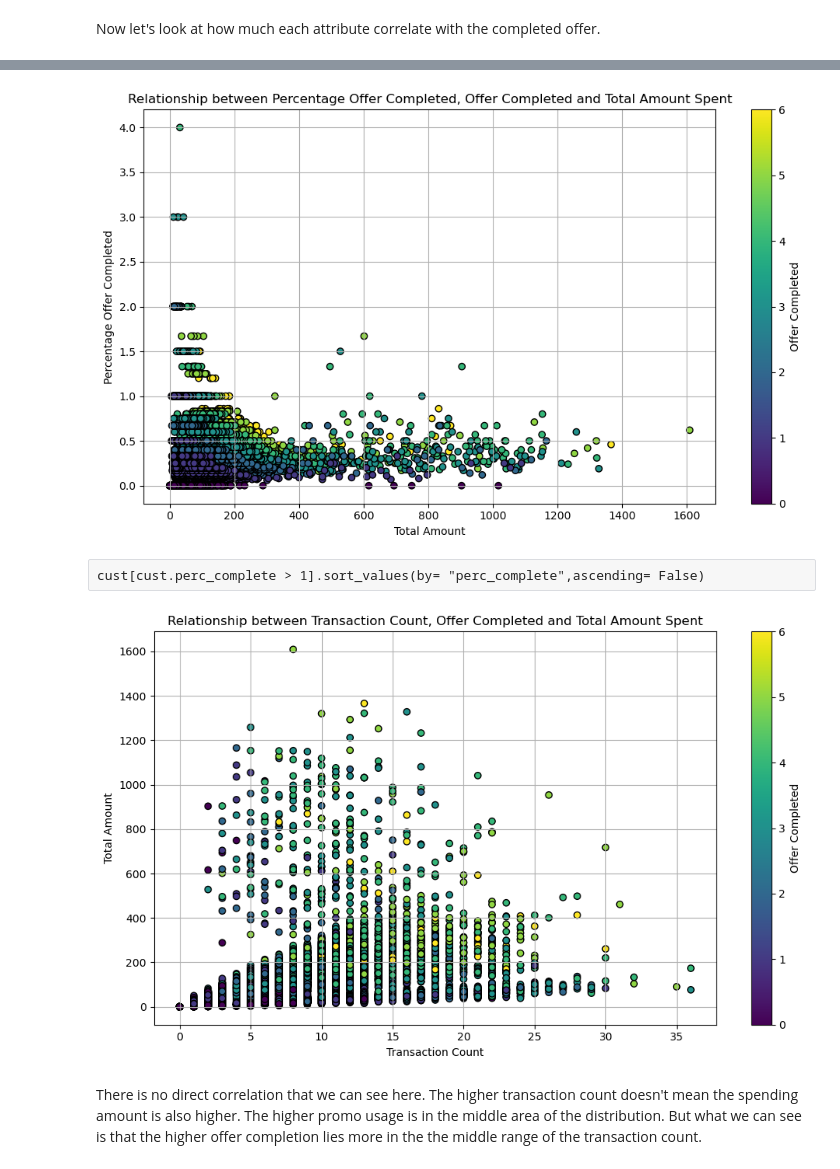
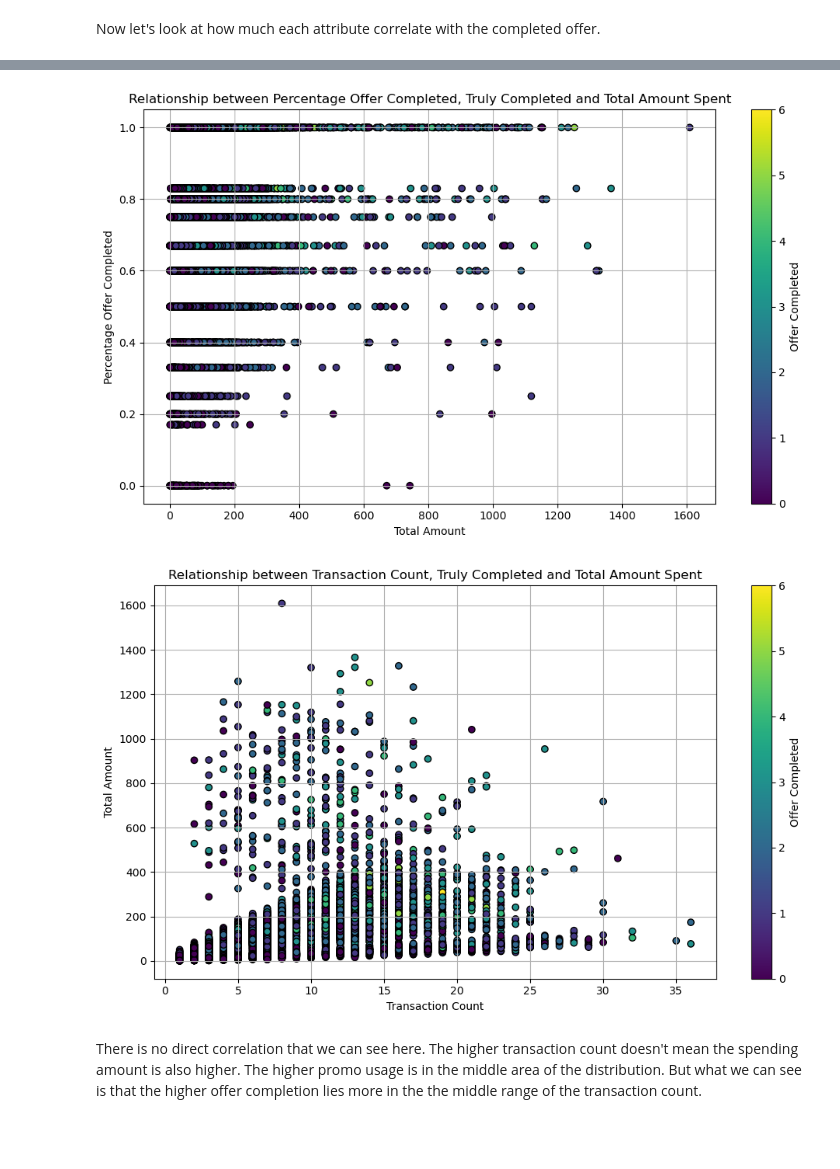
Before and after one commit to fatinshariff/sbcapstone, a Jupyter notebook: Starbucks_Capstone_Project.ipynb, the cells around one changed output, grey strips where cells are left out. Cells and saved outputs as stored; diff of their text form; code cells hidden in the pictures; blank space fills up the shorter version.

```diff
--- a/Starbucks_Capstone_Project.ipynb
+++ b/Starbucks_Capstone_Project.ipynb
@@ -501,7 +566,8 @@ transcript.head()
 # %% [markdown]
 ### Combining Dataset
 # %%
-df = pd.merge(profile,transcript, how = 'outer', on = 'customer_id')
-df = pd.merge(df,portfolio, how = 'outer', on = 'offer_id')
-df.head()
+df = pd.merge(profile,transcript_offers, how = 'inner', on = 'customer_id')
+df = pd.merge(df,transcript_transactions, how = 'inner', on = 'customer_id')
+df = pd.merge(df,portfolio, how = 'inner', on = 'offer_id')
+df.shape
 # %% [output]
@@ -743,11 +813,33 @@ Is there a pattern where woman are more prone to complete the offer compare to m
 We realized earlier that the majority of our customer are male but does it apply the same for those who completed the offer? Let's find out on that.
 # %%
 #create a customer table that holds information on their response towards the offer
-cust = df.groupby('customer_id')[['transaction','offer_received','offer_viewed','offer_completed','amount']].sum()
+cust = df.groupby('customer_id').agg({
+    'offer_received': 'sum',
+    'offer_viewed': 'sum',
+    'offer_completed': 'sum',
+    'truly_completed': 'sum',
+    'accidental_completed': 'sum',
+    'transaction':'max',
+    'amount':'max',
+    'income':'max',
+    'age':'max',
+    'tenure_days':'max'})
+
+
+#[['transaction','offer_received','offer_viewed','offer_completed','amount']].sum()
+# cust_tc = df.groupby('customer_id')[['transaction','offer_received','offer_viewed','truly_completed','amount']].sum()
+# cust_ac = df.groupby('customer_id')[['transaction','offer_received','offer_viewed','accidental_completed','amount']].sum()
+
 #sort the table by the highest value of transaction
+#add gender info
 cust = cust.sort_values(by = ['transaction'], ascending = False)
-#add gender info
 cust['gender'] = df.groupby('customer_id')['gender'].max()
+
+# cust_tc = cust_tc.sort_values(by = ['transaction'], ascending = False)
+# cust_tc['gender'] = df.groupby('customer_id')['gender'].max()
+
+# cust_ac = cust_ac.sort_values(by = ['transaction'], ascending = False)
+# cust_ac['gender'] = df.groupby('customer_id')['gender'].max()
 # %%
 #average of offer completed by each gender
 gender_completed = cust.groupby('gender').offer_completed.mean()
@@ -771,5 +905,3 @@ Let's move on to the next question, how much transactions does the customer make
 # %%
 # adding more columns to the new cust table
-cust['transaction_no_offer'] = cust.transaction - cust.offer_completed
-cust['income'] = df.groupby('customer_id')['income'].max()
-cust['age'] = df.groupby('customer_id')['age'].max()
+cust['transaction_no_offer'] = cust.transaction - cust.truly_completed
@@ -802,7 +909,8 @@ cust.tail()
 Since we cant track how much customer spend for each completed offer, what we can do here is to see the percentage of the offer transaction from the total transactions.
 # %%
 #find the % of offer to total transaction.
-cust['perc_complete'] = round(cust.offer_completed/cust.transaction,2)
+# cust['perc_complete'] = round(cust.truly_completed/cust.transaction,2)
+cust['perc_complete'] = round(cust.offer_viewed/cust.offer_received,2)
 # %%
 cust.head()
 # %% [output]
@@ -841,37 +1001,35 @@ So correlation number above shows the strength of the linear relationship betwee
 # %%
 import matplotlib.pyplot as plt
 import numpy as np
 
 perc_completed = cust.perc_complete
-offer_com = cust.offer_completed
+offer_com = cust.truly_completed
 total_spend = cust.amount
 
 # Scatter plot with color coding based on promo usage
 fig, ax = plt.subplots(figsize=(10, 6))
 plt.scatter(total_spend, perc_completed, c=offer_com, cmap='viridis', edgecolors='black')
 
 # Label axes and title
 plt.xlabel('Total Amount')
 plt.ylabel('Percentage Offer Completed')
-plt.title('Relationship between Percentage Offer Completed, Offer Completed and Total Amount Spent')
+plt.title('Relationship between Percentage Offer Completed, Truly Completed and Total Amount Spent')
 
 # Add colorbar
 sm = plt.cm.ScalarMappable(cmap='viridis', norm=plt.Normalize(min(offer_com), max(offer_com)))
 sm.set_array([])
 plt.colorbar(sm, ax= ax, label='Offer Completed')
 
 # Show plot
 plt.grid(True)
 plt.tight_layout()
 plt.show()
 # %% [output]
-[figure, old version]
+[figure, new version]
-# %% [raw]
-cust[cust.perc_complete > 1].sort_values(by= "perc_complete",ascending= False)
 # %%
 
 transaction_counts = cust.transaction
-offer_com = cust.offer_completed
+offer_com = cust.truly_completed
 total_spend = cust.amount
 
 
@@ -882,7 +1040,7 @@ plt.scatter(transaction_counts, total_spend, c=offer_com, cmap='viridis', edgeco
 # Label axes and title
 plt.xlabel('Transaction Count')
 plt.ylabel('Total Amount')
-plt.title('Relationship between Transaction Count, Offer Completed and Total Amount Spent')
+plt.title('Relationship between Transaction Count, Truly Completed and Total Amount Spent')
 
 # Add colorbar
 sm = plt.cm.ScalarMappable(cmap='viridis', norm=plt.Normalize(min(offer_com), max(offer_com)))
@@ -894,7 +1052,7 @@ plt.grid(True)
 plt.tight_layout()
 plt.show()
 # %% [output]
-[figure, old version]
+[figure, new version]
 # %% [markdown]
 There is no direct correlation that we can see here. The higher transaction count doesn't mean the spending amount is also higher. The higher promo usage is in the middle area of the distribution. But what we can see is that the higher offer completion lies more in the the middle range of the transaction count.
 # %%
```
Also changed, not shown: parts of 63 cells of this notebook.
